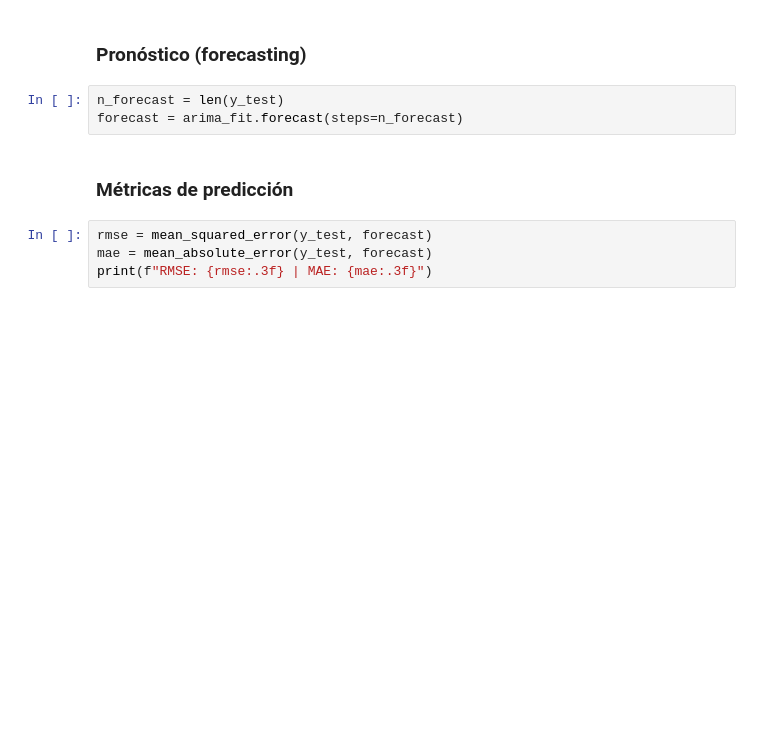
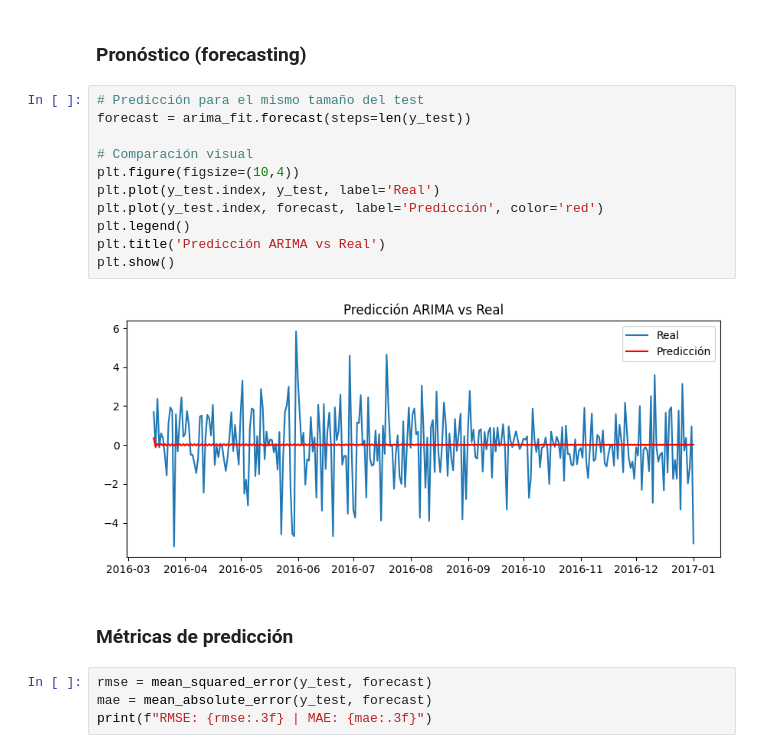
Before and after one commit to buntynanwani/AnalisisDeSeriesTemporales, a Jupyter notebook: notebooks/03_modelos_ARIMA.ipynb, the cells around one changed output. Cells and saved outputs as stored; diff of their text form; blank space fills up the shorter version.

```diff
--- a/notebooks/03_modelos_ARIMA.ipynb
+++ b/notebooks/03_modelos_ARIMA.ipynb
@@ -128,8 +149,18 @@ Warnings:
 # %% [markdown]
 ### Pronóstico (forecasting)
 # %%
-n_forecast = len(y_test)
-forecast = arima_fit.forecast(steps=n_forecast)
+# Predicción para el mismo tamaño del test
+forecast = arima_fit.forecast(steps=len(y_test))
+
+# Comparación visual
+plt.figure(figsize=(10,4))
+plt.plot(y_test.index, y_test, label='Real')
+plt.plot(y_test.index, forecast, label='Predicción', color='red')
+plt.legend()
+plt.title('Predicción ARIMA vs Real')
+plt.show()
+# %% [output]
+[figure, added]
 # %% [markdown]
 ###  Métricas de predicción
 # %%
```
Also changed, not shown: parts of 25 cells of this notebook.
